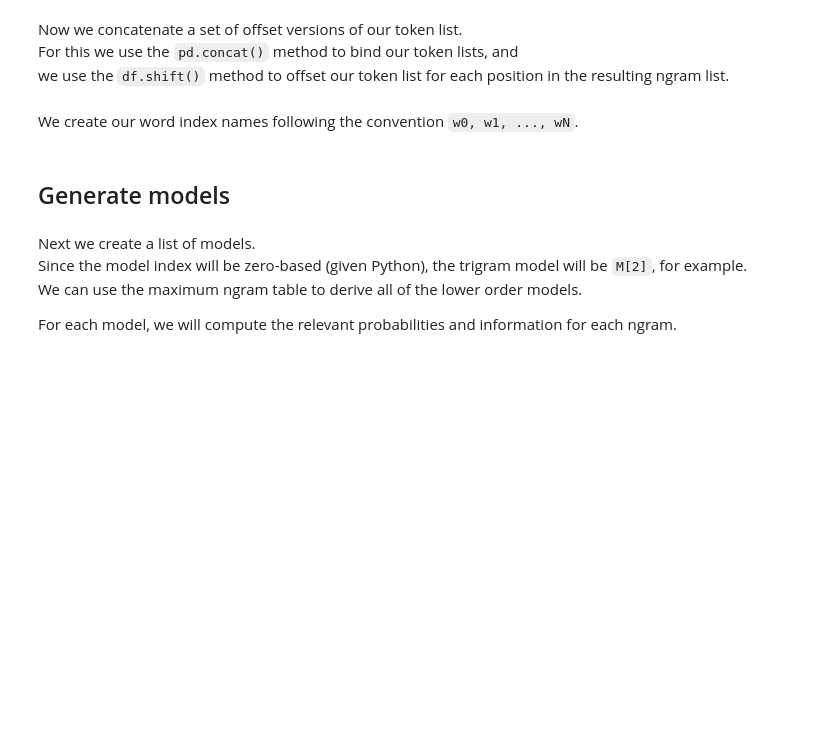
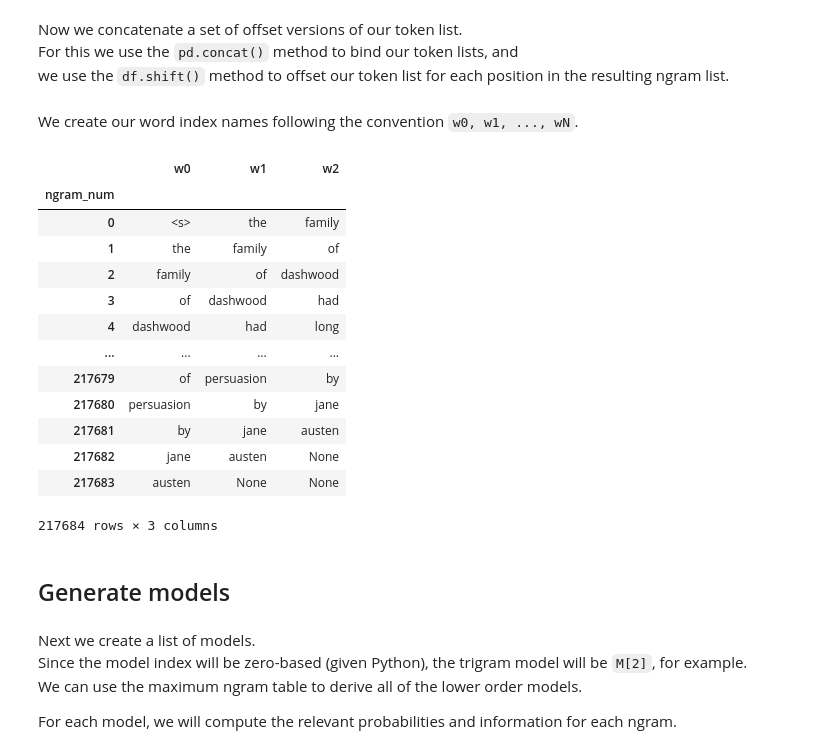
Before and after one commit to ontoligent/DS5001-2023-01-R, a Jupyter notebook: lessons/M03_LanguageModels/M03_EZ.ipynb, the cells around one changed output. Cells and saved outputs as stored; diff of their text form; code cells hidden in the pictures; blank space fills up the shorter version.

```diff
--- a/lessons/M03_LanguageModels/M03_EZ.ipynb
+++ b/lessons/M03_LanguageModels/M03_EZ.ipynb
@@ -121,11 +130,29 @@ For this we use the `pd.concat()` method to bind our token lists, and \
 we use the `df.shift()` method to offset our token list for each position in the resulting ngram list.
 # %%
 NGRAMS = pd.concat([TOKEN2.shift(0-i) for i in range(ngram)], axis=1)
+NGRAMS.index.name = 'ngram_num'
 # %% [markdown]
 We create our word index names following the convention `w0, w1, ..., wN`.
 # %%
 widx = [f"w{i}" for i in range(ngram)]
 NGRAMS.columns = widx
+# %%
+NGRAMS
+# %% [output]
+|  | w0 | w1 | w2 |
+| ngram_num |  |  |  |
+| 0 | <s> | the | family |
+| 1 | the | family | of |
+| 2 | family | of | dashwood |
+| 3 | of | dashwood | had |
+| 4 | dashwood | had | long |
+| ... | ... | ... | ... |
+| 217679 | of | persuasion | by |
+| 217680 | persuasion | by | jane |
+| 217681 | by | jane | austen |
+| 217682 | jane | austen | None |
+| 217683 | austen | None | None |
+217684 rows × 3 columns
 # %% [markdown]
 ## Generate models
 # %% [markdown]
```
Also changed, not shown: parts of 13 cells of this notebook, 1 other file.
